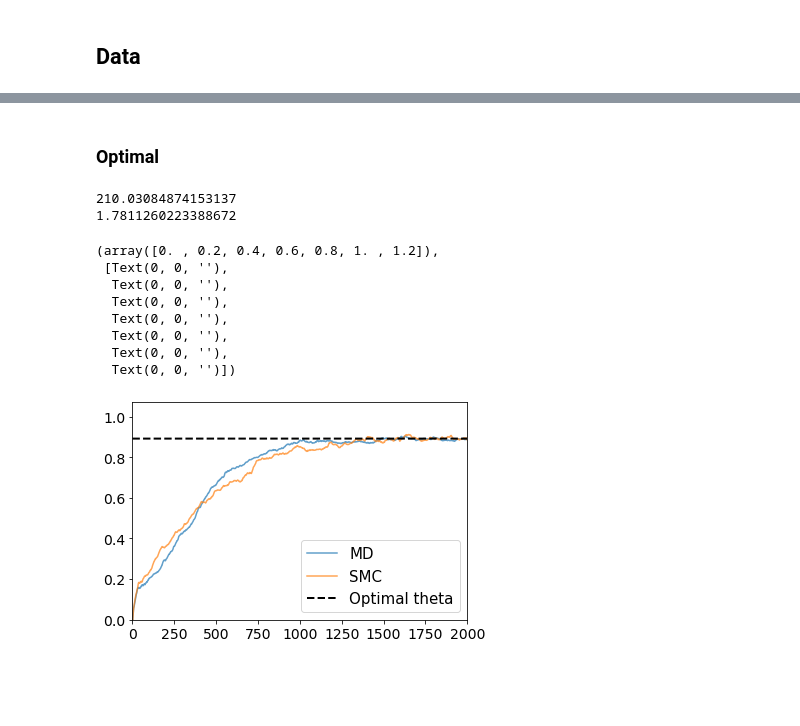
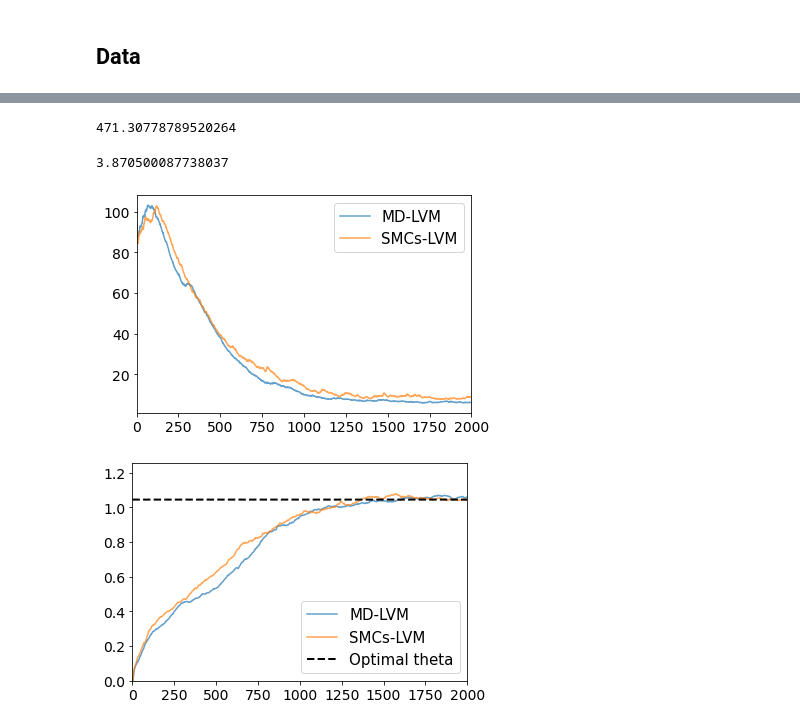
Before and after one commit to FrancescaCrucinio/MD_LVM, a Jupyter notebook: ToyGaussian_comparison.ipynb, the cells around one changed output, grey strips where cells are left out. Cells and saved outputs as stored; diff of their text form; code cells hidden in the pictures; blank space fills up the shorter version.

```diff
--- a/ToyGaussian_comparison.ipynb
+++ b/ToyGaussian_comparison.ipynb
@@ -46,17 +44,17 @@ th0 = np.array([0.0])  # Initial parameter guess.
 X0 = np.random.normal(size = (D, N))  # Initial particle cloud.
 # %%
 gamma = 0.01
-# %% [markdown]
-### Optimal
 # %%
 start = time.time()
 th_md, X_md, W_md = md_lvm.md_toy_lvm(y, gamma, Niter, N, th0, X0.T)
 end = time.time()
 print(end-start)
-start = time.time()
-th_md2, X_md2, W_md2 = md_lvm.md_toy_lvm_fast(y, gamma, Niter, N, th0, X0.T)
-end = time.time()
-print(end-start)
 # %% [output]
-210.03084874153137
-1.7811260223388672
+471.30778789520264
+# %%
+start = time.time()
+th_md2, X_md2, W_md2 = md_lvm.md_toy_lvm_fast(y, gamma, Niter, N, th0, X0.T)
+end = time.time()
+print(end-start)
+# %% [output]
+3.870500087738037
@@ -63,22 +107,25 @@ print(end-start)
+# %%
+# Plot KL from posterior as a function of step number k:
+plt.plot(kl_md, label='MD-LVM', alpha = 0.7)
+plt.plot(kl_md2, label='SMCs-LVM', alpha = 0.7)
+plt.legend(fontsize = 15);
+plt.xlim([0, Niter]);
+plt.xticks(fontsize=14);
+plt.yticks(fontsize=14);
+# plt.savefig('toy_optimal_gamma_kl.pdf', bbox_inches="tight")
+# %% [output]
+[figure, added]
 # %%
-# # Plot parameter estimates as a function of step number k:
-plt.plot(th_md, label='MD', alpha = 0.7)
-plt.plot(th_md2, label='SMC', alpha = 0.7)
-plt.plot(y.mean()*np.ones(Niter), label='Optimal theta', c = 'black', linestyle = 'dashed', lw = 2)
-plt.legend(loc='lower right', fontsize = 15)
-plt.ylim([0, 1.2*y.mean()])
-plt.xlim([0, Niter])
-plt.xticks(fontsize=14)
-plt.yticks(fontsize=14)
+# Plot parameter estimates as a function of step number k:
+plt.plot(th_md, label='MD-LVM', alpha = 0.7);
+plt.plot(th_md2, label='SMCs-LVM', alpha = 0.7);
+plt.plot(y.mean()*np.ones(Niter), label='Optimal theta', c = 'black', linestyle = 'dashed', lw = 2);
+plt.legend(loc='lower right', fontsize = 15);
+plt.ylim([0, 1.2*y.mean()]);
+plt.xlim([0, Niter]);
+plt.xticks(fontsize=14);
+plt.yticks(fontsize=14);
 # plt.savefig('toy_optimal_gamma.pdf', bbox_inches="tight")
 # %% [output]
-(array([0. , 0.2, 0.4, 0.6, 0.8, 1. , 1.2]),
- [Text(0, 0, ''),
-  Text(0, 0, ''),
-  Text(0, 0, ''),
-  Text(0, 0, ''),
-  Text(0, 0, ''),
-  Text(0, 0, ''),
-  Text(0, 0, '')])
-[figure, old version]
+[figure, new version]
 # %%
```
Also changed, not shown: parts of 10 cells of this notebook, 2 other files.
